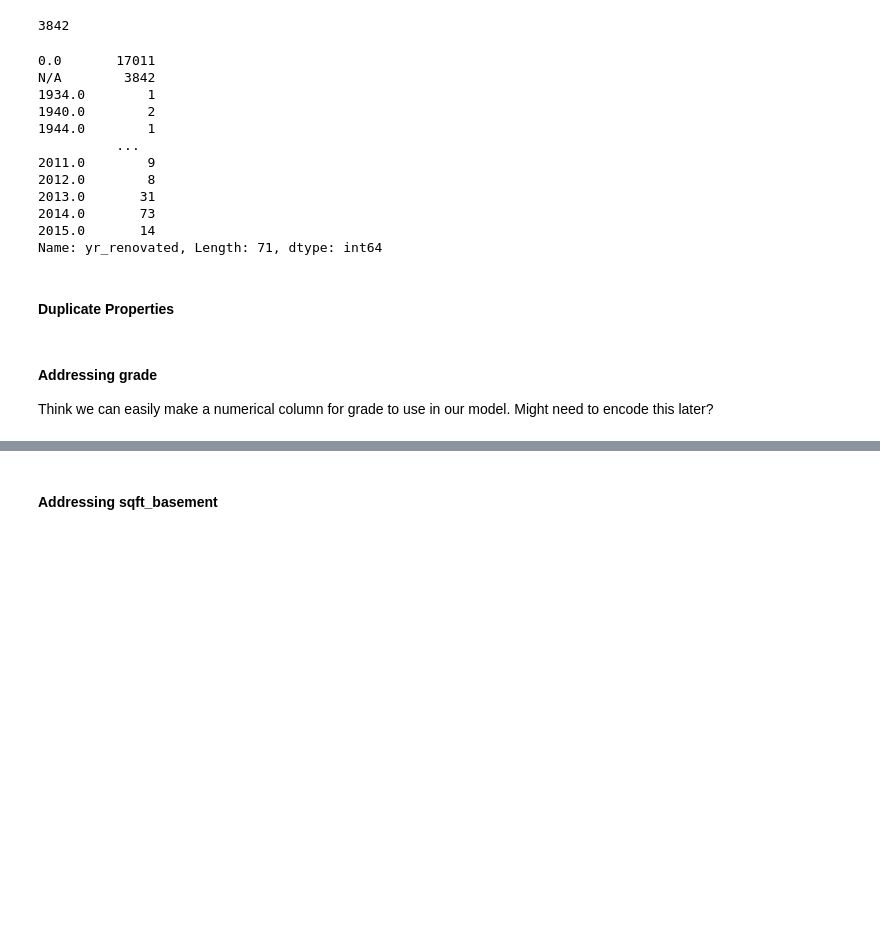
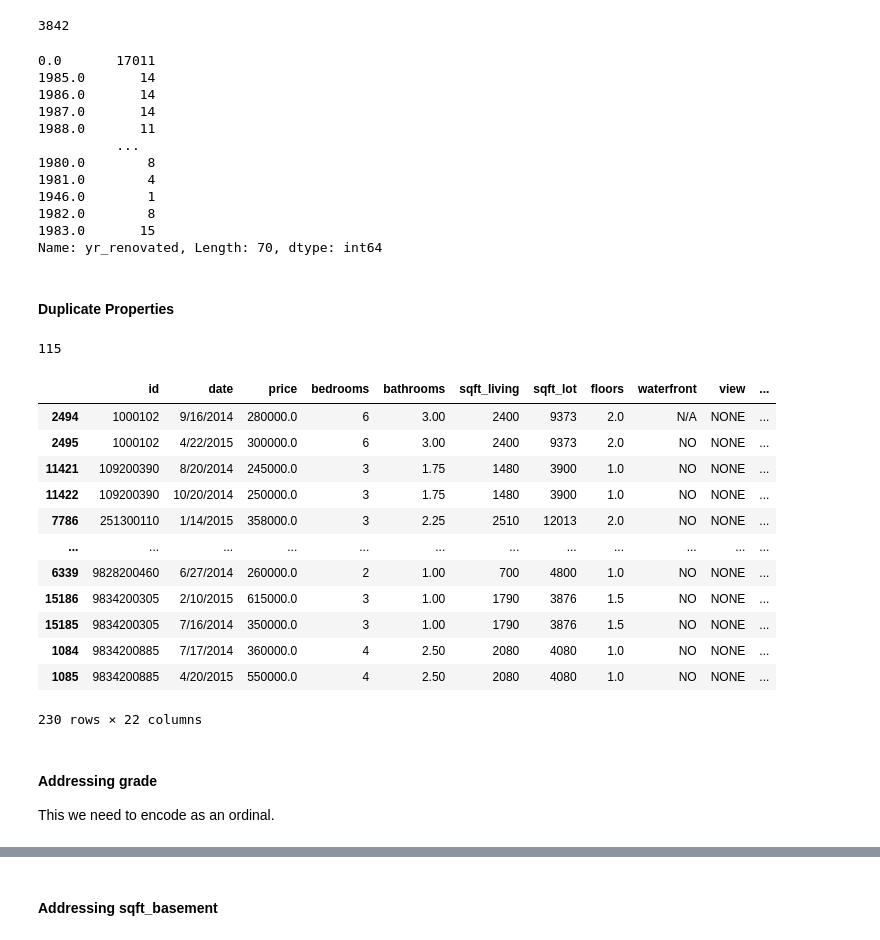
Before and after one commit to ThomasHChapman/P2-SeattleHousing, a Jupyter notebook: working_notebooks/tom_working.ipynb, the cells around one changed output, grey strips where cells are left out. Drawn from its saved outputs; the diff is of its cells as text; code cells hidden in the pictures; blank space fills up the shorter version.

```diff
--- a/working_notebooks/tom_working.ipynb
+++ b/working_notebooks/tom_working.ipynb
@@ -115,5 +203,5 @@ sum(df['waterfront'].isna())
 # %%
-df['waterfront'] = df['waterfront'].fillna('N/A')
+kc_housing['waterfront'] = kc_housing['waterfront'].fillna('N/A')
 # %% [markdown]
 #### Addressing View
 # %% [markdown]
@@ -127,6 +222,6 @@ df['view'].value_counts()
 # %%
 # code to replace empty with N/A - add inplace if we decide to take this approach.
-df['view'] = df['view'].fillna('N/A')
+kc_housing['view'] = kc_housing['view'].fillna('N/A')
 # %% [markdown]
 #### Addressing yr_renovated
 # %% [markdown]
@@ -136,36 +231,56 @@ sum(df['yr_renovated'].isna())
 # %% [output]
 3842
 # %%
-df['yr_renovated'].value_counts(sort=False).head(75)
+kc_housing['yr_renovated'].value_counts(sort=False).head(75)
 # %% [output]
 0.0       17011
-N/A        3842
-1934.0        1
-1940.0        2
-1944.0        1
+1985.0       14
+1986.0       14
+1987.0       14
+1988.0       11
           ...
-2011.0        9
-2012.0        8
-2013.0       31
-2014.0       73
-2015.0       14
-Name: yr_renovated, Length: 71, dtype: int64
+1980.0        8
+1981.0        4
+1946.0        1
+1982.0        8
+1983.0       15
+Name: yr_renovated, Length: 70, dtype: int64
 # %%
-df['yr_renovated'] = df['yr_renovated'].fillna('N/A')
+kc_housing['yr_renovated'] = kc_housing['yr_renovated'].fillna('N/A')
+# %%
+#dropping N/A for now to make model function.
+kc_housing = kc_housing[(kc_housing.yr_renovated != 'N/A')]
 # %% [markdown]
 #### Duplicate Properties
 # %%
 # Looking for duplicate properties
 
-df['id'].duplicated().sum()
+kc_housing['id'].duplicated().sum()
+# %% [output]
+115
 # %%
 # Identify instances of the same property appearing more than once in the data set based on lattitude, longitude
 # How do we treat this? Might not matter since there is only ~4-5 months of data here. as long as listing date
 # is different, probably OK to treat these as unique listings.
 
 
-df[df.duplicated(subset=['id'], keep=False)].sort_values('id')
+kc_housing[kc_housing.duplicated(subset=['id'], keep=False)].sort_values('id')
+# %% [output]
+|  | id | date | price | bedrooms | bathrooms | sqft_living | sqft_lot | floors | waterfront | view | ... |
+| 2494 | 1000102 | 9/16/2014 | 280000.0 | 6 | 3.00 | 2400 | 9373 | 2.0 | N/A | NONE | ... |
+| 2495 | 1000102 | 4/22/2015 | 300000.0 | 6 | 3.00 | 2400 | 9373 | 2.0 | NO | NONE | ... |
+| 11421 | 109200390 | 8/20/2014 | 245000.0 | 3 | 1.75 | 1480 | 3900 | 1.0 | NO | NONE | ... |
+| 11422 | 109200390 | 10/20/2014 | 250000.0 | 3 | 1.75 | 1480 | 3900 | 1.0 | NO | NONE | ... |
+| 7786 | 251300110 | 1/14/2015 | 358000.0 | 3 | 2.25 | 2510 | 12013 | 2.0 | NO | NONE | ... |
+| ... | ... | ... | ... | ... | ... | ... | ... | ... | ... | ... | ... |
+| 6339 | 9828200460 | 6/27/2014 | 260000.0 | 2 | 1.00 | 700 | 4800 | 1.0 | NO | NONE | ... |
+| 15186 | 9834200305 | 2/10/2015 | 615000.0 | 3 | 1.00 | 1790 | 3876 | 1.5 | NO | NONE | ... |
+| 15185 | 9834200305 | 7/16/2014 | 350000.0 | 3 | 1.00 | 1790 | 3876 | 1.5 | NO | NONE | ... |
+| 1084 | 9834200885 | 7/17/2014 | 360000.0 | 4 | 2.50 | 2080 | 4080 | 1.0 | NO | NONE | ... |
+| 1085 | 9834200885 | 4/20/2015 | 550000.0 | 4 | 2.50 | 2080 | 4080 | 1.0 | NO | NONE | ... |
+230 rows × 22 columns
-# %% [markdown]
-#### Addressing grade
-Think we can easily make a numerical column for grade to use in our model. Might need to encode this later?
+# %% [markdown]
+#### Addressing grade
+
+This we need to encode as an ordinal.
 # %%
```
Also changed, not shown: parts of 56 cells of this notebook.
